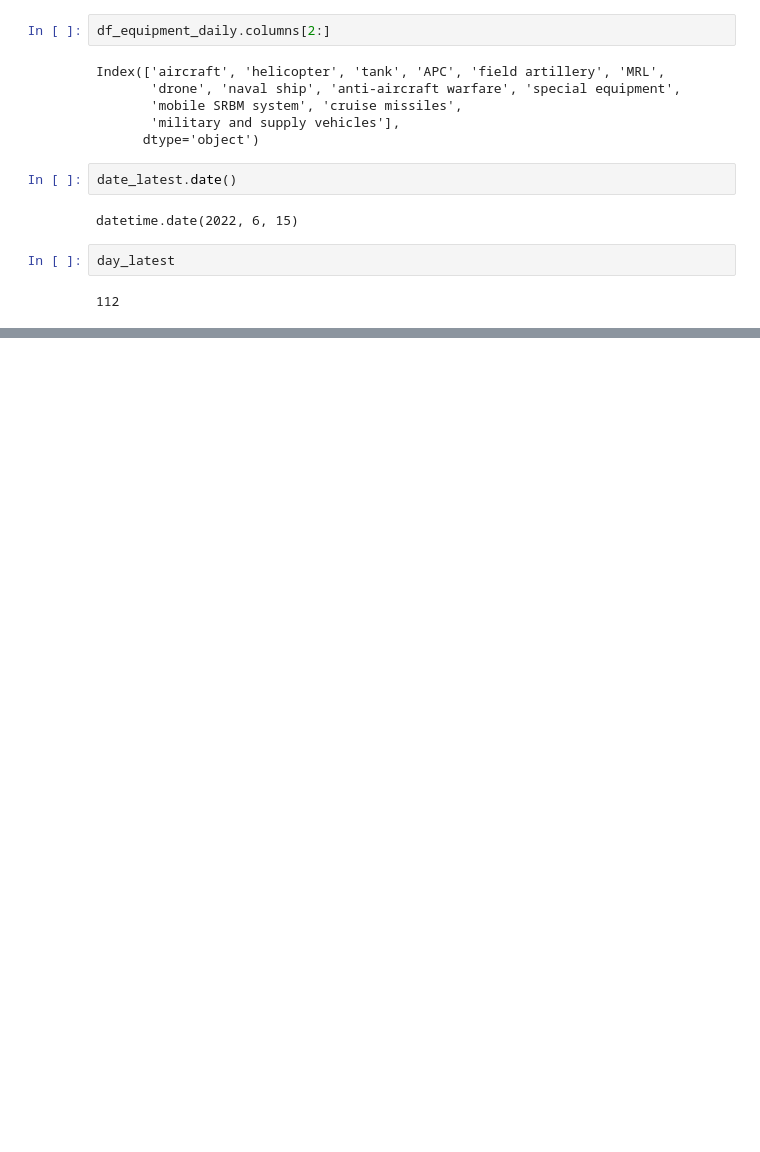
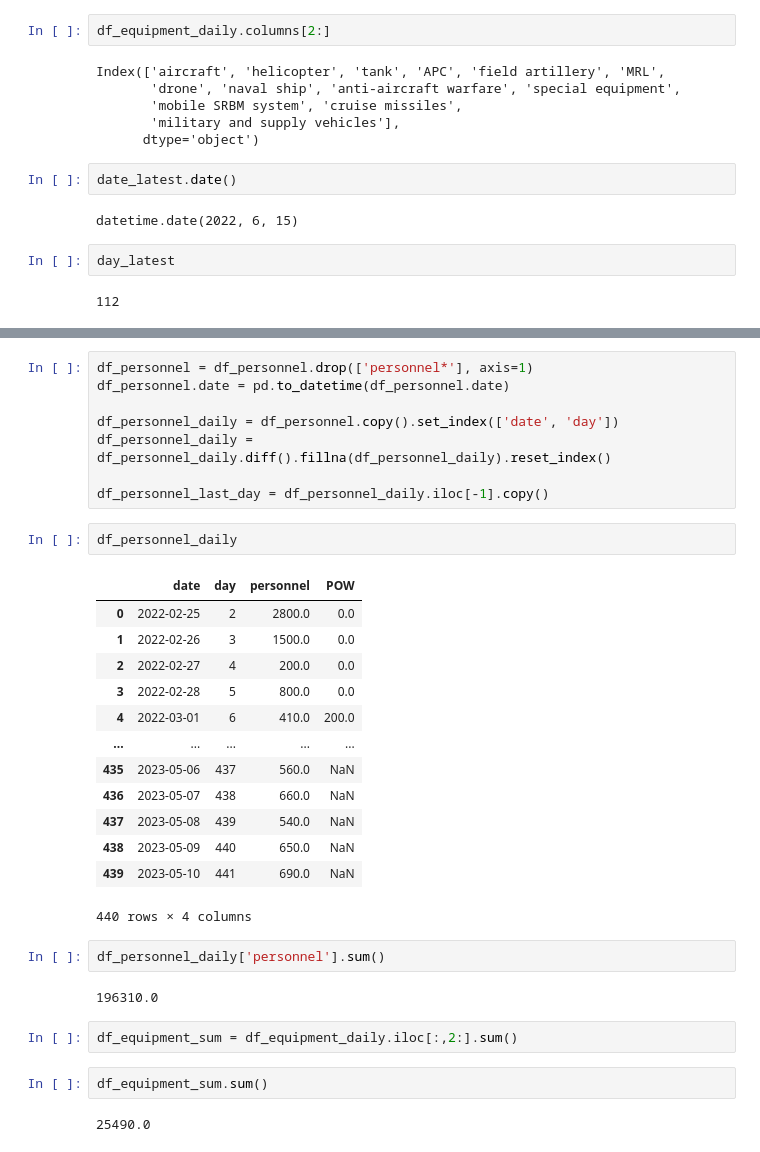
Before and after one commit to kulturkamp/2022-war-losses-dashboard, a Jupyter notebook: russian-loses.ipynb, the cells around one changed output, grey strips where cells are left out. Cells and saved outputs as stored; diff of their text form; blank space fills up the shorter version.

```diff
--- a/russian-loses.ipynb
+++ b/russian-loses.ipynb
@@ -414,0 +468,34 @@ day_latest
+# %%
+df_personnel = df_personnel.drop(['personnel*'], axis=1)
+df_personnel.date = pd.to_datetime(df_personnel.date)
+
+df_personnel_daily = df_personnel.copy().set_index(['date', 'day'])
+df_personnel_daily = df_personnel_daily.diff().fillna(df_personnel_daily).reset_index()
+
+df_personnel_last_day = df_personnel_daily.iloc[-1].copy()
+# %%
+df_personnel_daily
+# %% [output]
+|  | date | day | personnel | POW |
+| 0 | 2022-02-25 | 2 | 2800.0 | 0.0 |
+| 1 | 2022-02-26 | 3 | 1500.0 | 0.0 |
+| 2 | 2022-02-27 | 4 | 200.0 | 0.0 |
+| 3 | 2022-02-28 | 5 | 800.0 | 0.0 |
+| 4 | 2022-03-01 | 6 | 410.0 | 200.0 |
+| ... | ... | ... | ... | ... |
+| 435 | 2023-05-06 | 437 | 560.0 | NaN |
+| 436 | 2023-05-07 | 438 | 660.0 | NaN |
+| 437 | 2023-05-08 | 439 | 540.0 | NaN |
+| 438 | 2023-05-09 | 440 | 650.0 | NaN |
+| 439 | 2023-05-10 | 441 | 690.0 | NaN |
+440 rows × 4 columns
+# %%
+df_personnel_daily['personnel'].sum()
+# %% [output]
+196310.0
+# %%
+df_equipment_sum = df_equipment_daily.iloc[:,2:].sum()
+# %%
+df_equipment_sum.sum()
+# %% [output]
+25490.0
```
Also changed, not shown: parts of 3 cells of this notebook, 1 other file.
